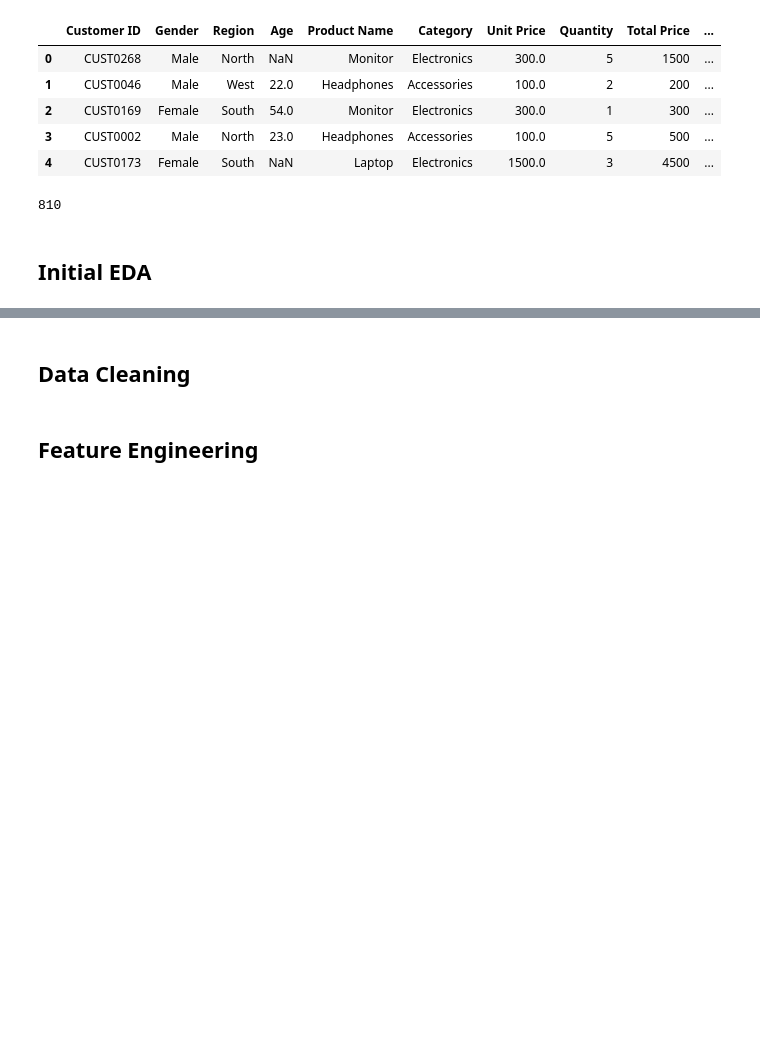
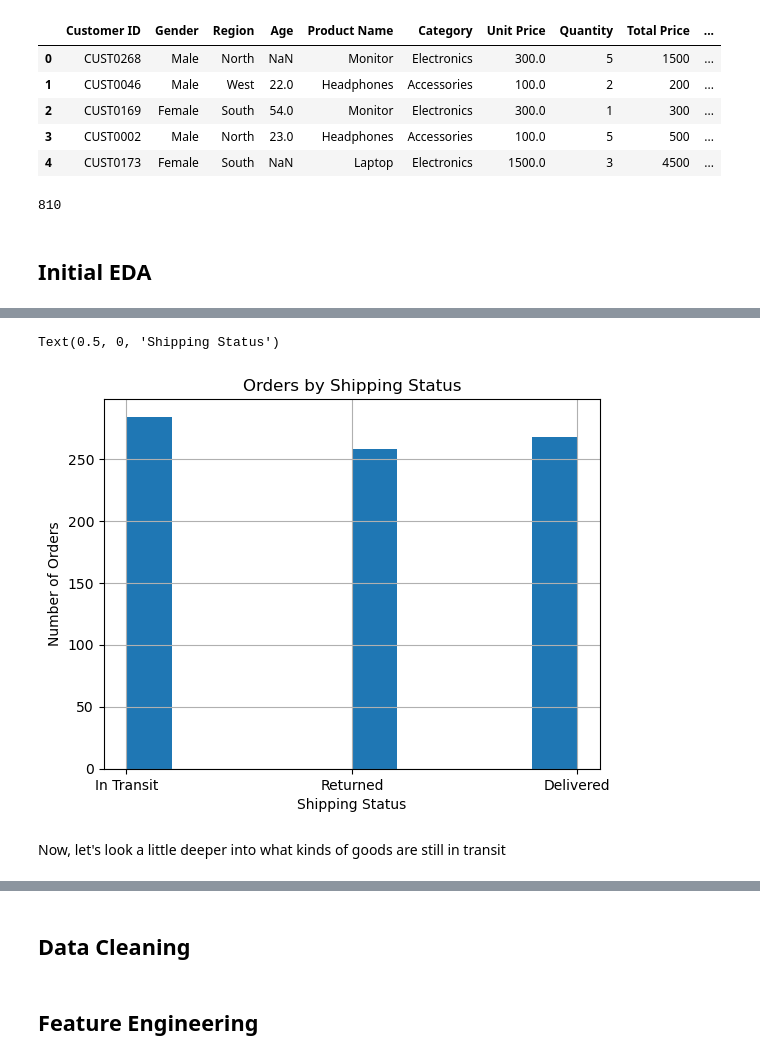
Before and after one commit to Mohammed-Hanan-Othman/ecommerce-sales-analysis, a Jupyter notebook: notebooks/1.data_cleaning.ipynb, the cells around one changed output, grey strips where cells are left out. Cells and saved outputs as stored; diff of their text form; code cells hidden in the pictures; blank space fills up the shorter version.

```diff
--- a/notebooks/1.data_cleaning.ipynb
+++ b/notebooks/1.data_cleaning.ipynb
@@ -81,0 +95,11 @@ df["Order Date"] = pd.to_datetime(df["Order Date"])
+# %%
+# Orders by categories
+df["Shipping Status"].hist()
+plt.title("Orders by Shipping Status")
+plt.ylabel("Number of Orders")
+plt.xlabel("Shipping Status")
+# %% [output]
+Text(0.5, 0, 'Shipping Status')
+[figure, added]
+# %% [markdown]
+Now, let's look a little deeper into what kinds of goods are still in transit
```
Also changed, not shown: parts of 9 cells of this notebook.
